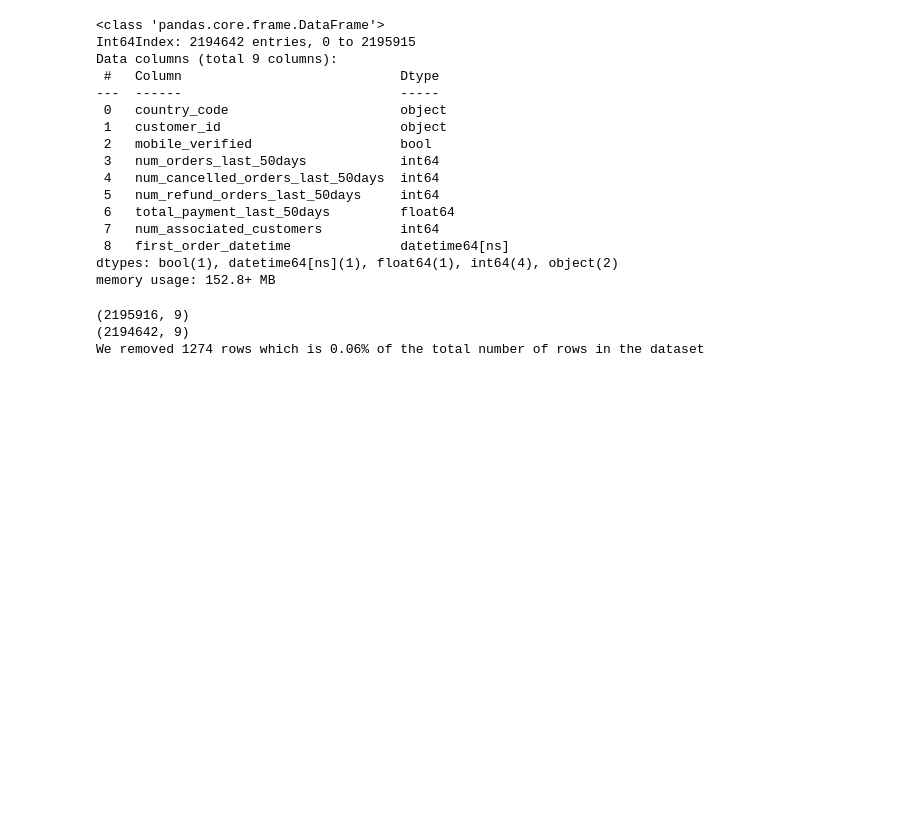
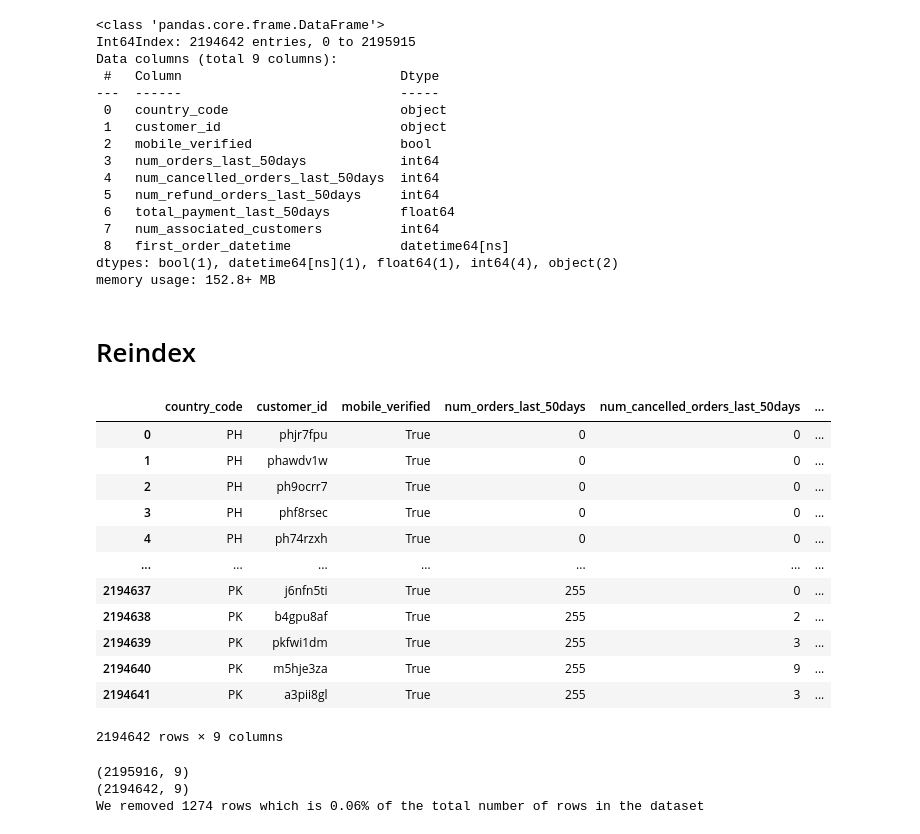
Before and after one commit to shoelesshoe/PAICA1, a Jupyter notebook: py/data_cleansing.ipynb, the cells around one changed output. Cells and saved outputs as stored; diff of their text form; code cells hidden in the pictures; blank space fills up the shorter version.

```diff
--- a/py/data_cleansing.ipynb
+++ b/py/data_cleansing.ipynb
@@ -143,6 +143,25 @@ Data columns (total 9 columns):
  8   first_order_datetime              datetime64[ns]
 dtypes: bool(1), datetime64[ns](1), float64(1), int64(4), object(2)
 memory usage: 152.8+ MB
+# %% [markdown]
+# Reindex
+# %%
+customer = customer.reset_index(drop=True)
+customer
+# %% [output]
+|  | country_code | customer_id | mobile_verified | num_orders_last_50days | num_cancelled_orders_last_50days | ... |
+| 0 | PH | phjr7fpu | True | 0 | 0 | ... |
+| 1 | PH | phawdv1w | True | 0 | 0 | ... |
+| 2 | PH | ph9ocrr7 | True | 0 | 0 | ... |
+| 3 | PH | phf8rsec | True | 0 | 0 | ... |
+| 4 | PH | ph74rzxh | True | 0 | 0 | ... |
+| ... | ... | ... | ... | ... | ... | ... |
+| 2194637 | PK | j6nfn5ti | True | 255 | 0 | ... |
+| 2194638 | PK | b4gpu8af | True | 255 | 2 | ... |
+| 2194639 | PK | pkfwi1dm | True | 255 | 3 | ... |
+| 2194640 | PK | m5hje3za | True | 255 | 9 | ... |
+| 2194641 | PK | a3pii8gl | True | 255 | 3 | ... |
+2194642 rows × 9 columns
 # %%
 ogCustomerLength = len(ogCustomer)
 customerLength = len(customer)
```
Also changed, not shown: parts of 9 cells of this notebook.
